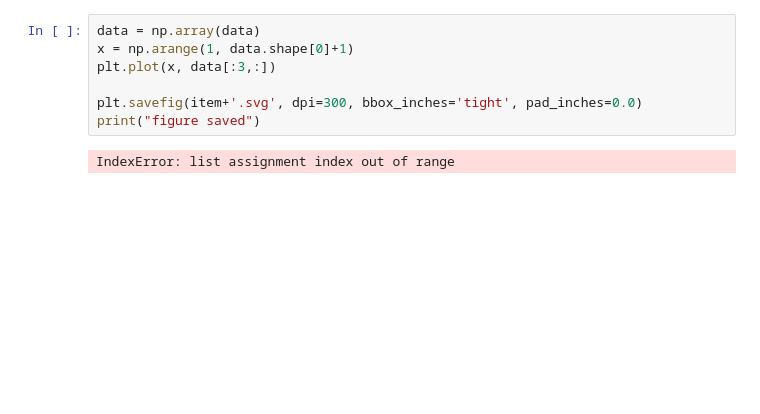
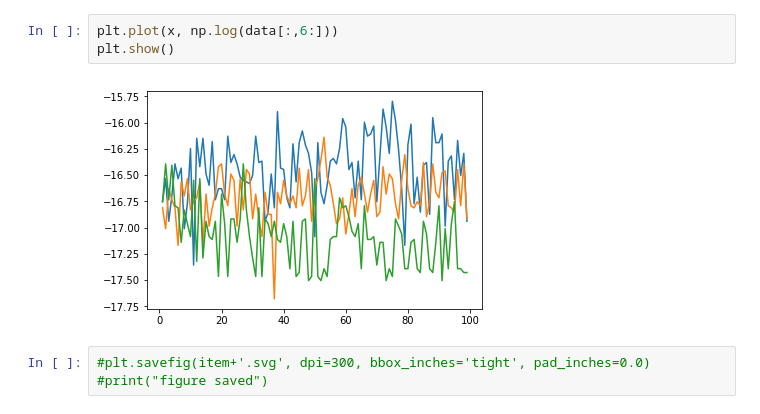
Before and after one commit to emaballarin/BSTDplate, a Jupyter notebook: benchmarks/Untitled.ipynb, the cells around one changed output. Saved outputs shown, nothing was run; the diff lists cells and outputs as text; blank space fills up the shorter version.

```diff
--- a/benchmarks/Untitled.ipynb
+++ b/benchmarks/Untitled.ipynb
@@ -17,9 +33,8 @@ OSError: umap_double_double.txt not found.
+# %%
+plt.plot(x, np.log(data[:,6:]))
+plt.show()
+# %% [output]
+[figure, added]
 # %%
-data = np.array(data)
-x = np.arange(1, data.shape[0]+1)
-plt.plot(x, data[:3,:])
-
-plt.savefig(item+'.svg', dpi=300, bbox_inches='tight', pad_inches=0.0)
-print("figure saved")
+#plt.savefig(item+'.svg', dpi=300, bbox_inches='tight', pad_inches=0.0)
+#print("figure saved")
-# %% [output]
-IndexError: list assignment index out of range
```
Also changed, not shown: parts of 4 cells of this notebook, 17 other files.
